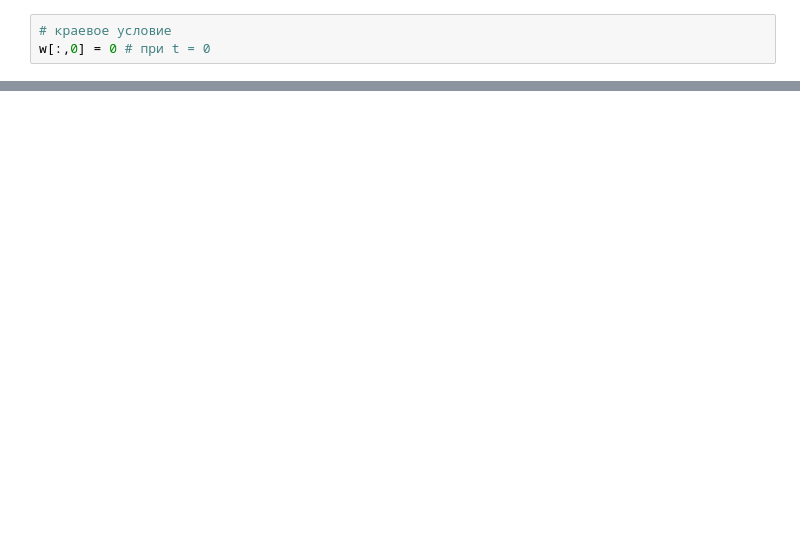
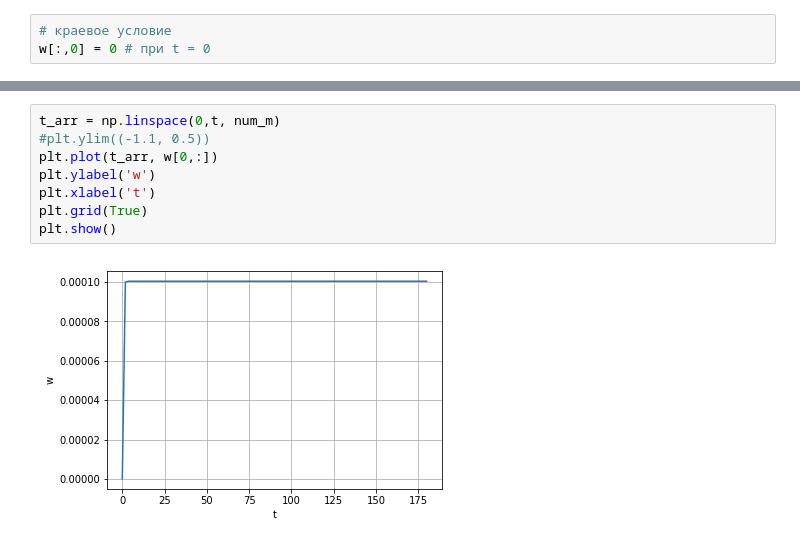
Before and after one commit to LinarKulinar/Numerical-Methods-in-Equations-of-Mathematical-Physics, a Jupyter notebook: my_implicit_(неявная).ipynb, the cells around one changed output, grey strips where cells are left out. Cells and saved outputs as stored; diff of their text form; blank space fills up the shorter version.

```diff
--- a/my_implicit_(неявная).ipynb
+++ b/my_implicit_(неявная).ipynb
@@ -45,0 +130,10 @@ def c(i):
+# %%
+t_arr = np.linspace(0,t, num_m)
+#plt.ylim((-1.1, 0.5))
+plt.plot(t_arr, w[0,:])
+plt.ylabel('w')
+plt.xlabel('t')
+plt.grid(True)
+plt.show()
+# %% [output]
+[figure, added]
```
Also changed, not shown: parts of 15 cells of this notebook.
